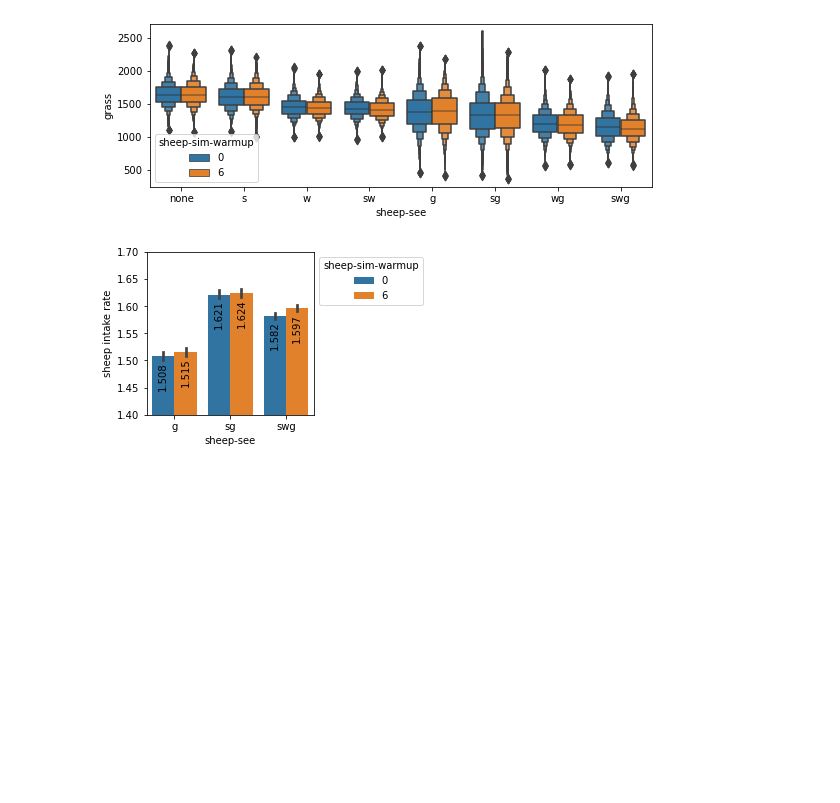
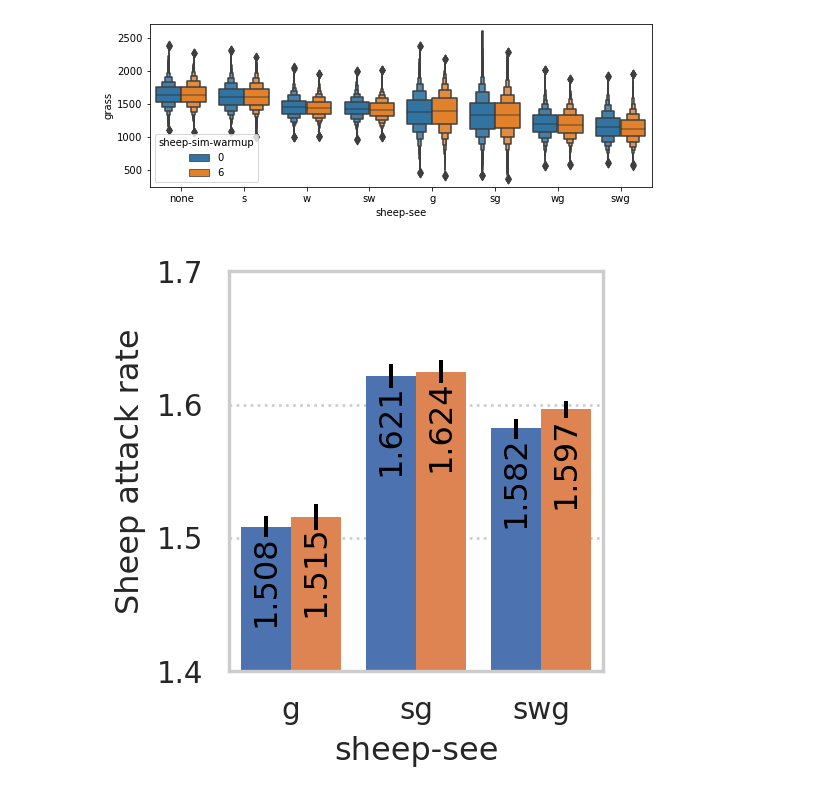
Before and after one commit to qiemem/Wolf-Sheep-Predation-Micro-Sims, a Jupyter notebook: micro-sims-analysis.ipynb, the cells around one changed output. Drawn from its saved outputs; the diff is of its cells as text; code cells hidden in the pictures; blank space fills up the shorter version.

```diff
--- a/micro-sims-analysis.ipynb
+++ b/micro-sims-analysis.ipynb
@@ -582,11 +574,15 @@ perception_sweep = perception_sweep.with_columns(
     [
         sum(
             (
-                pl.when(pl.col(f"{species}-see-{agents}?")).then(agents[0]).otherwise("")
+                pl.when(pl.col(f"{species}-see-{agents}?"))
+                .then(pl.lit(agents[0]))
+                .otherwise(pl.lit(""))
                 for agents in ["sheep", "wolves", "grass"]
             ),
             start=pl.lit(""),
-        ).alias(f"{species}-see").str.replace("^$", "none")
+        )
+        .alias(f"{species}-see")
+        .str.replace("^$", "none")
         for species in ["sheep", "wolves"]
     ]
 )
@@ -713,8 +689,8 @@ wudf = parqify_results(
         sum(
             (
                 pl.when(pl.col(f"{species}-see-{agents}?"))
-                .then(agents[0])
-                .otherwise("")
+                .then(pl.lit(agents[0]))
+                .otherwise(pl.lit(""))
                 for agents in ["sheep", "wolves", "grass"]
             ),
             start=pl.lit(""),
@@ -1093,50 +1082,53 @@ ax = sns.boxenplot(
 [figure]
 [figure]
 # %%
-ax = plot_eff_over_sees(
-    wudf_runs.filter(
-        (pl.col("wolf-sim-warmup") == 0) & (pl.col("wolves-see") == "swg")
-    ),
-    ("sheep-efficiency", "sheep intake rate"),
-    ("sheep-see", ["g", "sg", "swg"]),
-    ("sheep-sim-warmup", [0, 6]),
-    yoff=-0.01,
-    figsize=(3, 3),
+display(
+    plot_eff_over_sees(
+        wudf_runs.filter(
+            (pl.col("wolf-sim-warmup") == 0) & (pl.col("wolves-see") == "swg")
+        ),
+        ("sheep-efficiency", "Sheep attack rate"),
+        ("sheep-see", ["g", "sg", "swg"]),
+        ("sheep-sim-warmup", [0, 6]),
+        offset=3,
+        fontsize=12,
+        figsize=(3, 3),
+        legend=False,
+    )
+    .limit(y=(1.4, 1.7))
+    .save("images/microsims_warmup_exp_sheep_eff.png", bbox_inches="tight", dpi=300)
 )
-ax.set_ylim(1.4, 1.7)
-ax.figure.savefig(
-    "images/microsims_warmup_exp_sheep_eff.png", bbox_inches="tight", dpi=300
+display(
+    plot_eff_over_sees(
+        wudf_runs.filter(
+            (pl.col("wolf-sim-warmup") == 0) & (pl.col("wolves-see") == "swg")
+        ),
+        ("sheep-escape-efficiency", "Sheep survival rate"),
+        ("sheep-see", ["w", "sw", "wg", "swg"]),
+        ("sheep-sim-warmup", [0, 6]),
+        offset=4,
+        figsize=(3, 3),
+        fontsize=12,
+        precision=4,
+    )
+    .limit(y=(0.984, 0.989))
+    .save("images/microsims_warmup_exp_sheep_esc_eff.png", bbox_inches="tight", dpi=300)
 )
 
-ax = plot_eff_over_sees(
-    wudf_runs.filter(
-        (pl.col("wolf-sim-warmup") == 0) & (pl.col("wolves-see") == "swg")
-    ),
-    ("sheep-escape-efficiency", "sheep survival rate"),
-    ("sheep-see", ["w", "sw", "wg", "swg"]),
-    ("sheep-sim-warmup", [0, 6]),
-    yoff=-0.0003,
-    figsize=(3, 3),
-    fmt="{:.4f}",
+display(
+    plot_eff_over_sees(
+        wudf_runs.filter(
+            (pl.col("sheep-sim-warmup") == 0) & (pl.col("sheep-see") == "swg")
+        ),
+        ("wolf-efficiency", "Wolf attack rate"),
+        ("wolves-see", ["s", "sg", "sw", "swg"]),
+        ("wolf-sim-warmup", [0, 6]),
+        figsize=(6, 3),
+        fontsize=12,
+        offset=5,
+    )
+    .limit(y=(1.4, 1.6))
+    .save("images/microsims_warmup_exp_wolf_eff.png", bbox_inches="tight", dpi=300)
 )
-ax.set_ylim(0.984, 0.989)
-ax.figure.savefig(
-    "images/microsims_warmup_exp_sheep_esc_eff.png", bbox_inches="tight", dpi=300
-)
-
-ax = plot_eff_over_sees(
-    wudf_runs.filter(
-        (pl.col("sheep-sim-warmup") == 0) & (pl.col("sheep-see") == "swg")
-    ),
-    ("wolf-efficiency", "wolf intake rate"),
-    ("wolves-see", ["s", "sg", "sw", "swg"]),
-    ("wolf-sim-warmup", [0, 6]),
-    yoff=-0.01,
-    figsize=(6, 3),
-)
-ax.set_ylim(1.4, 1.6)
-ax.figure.savefig(
-    "images/microsims_warmup_exp_wolf_eff.png", bbox_inches="tight", dpi=300
-)
 # %% [output]
-[figure, old version]
+[figure, new version]
```
Also changed, not shown: parts of 7 cells of this notebook.
